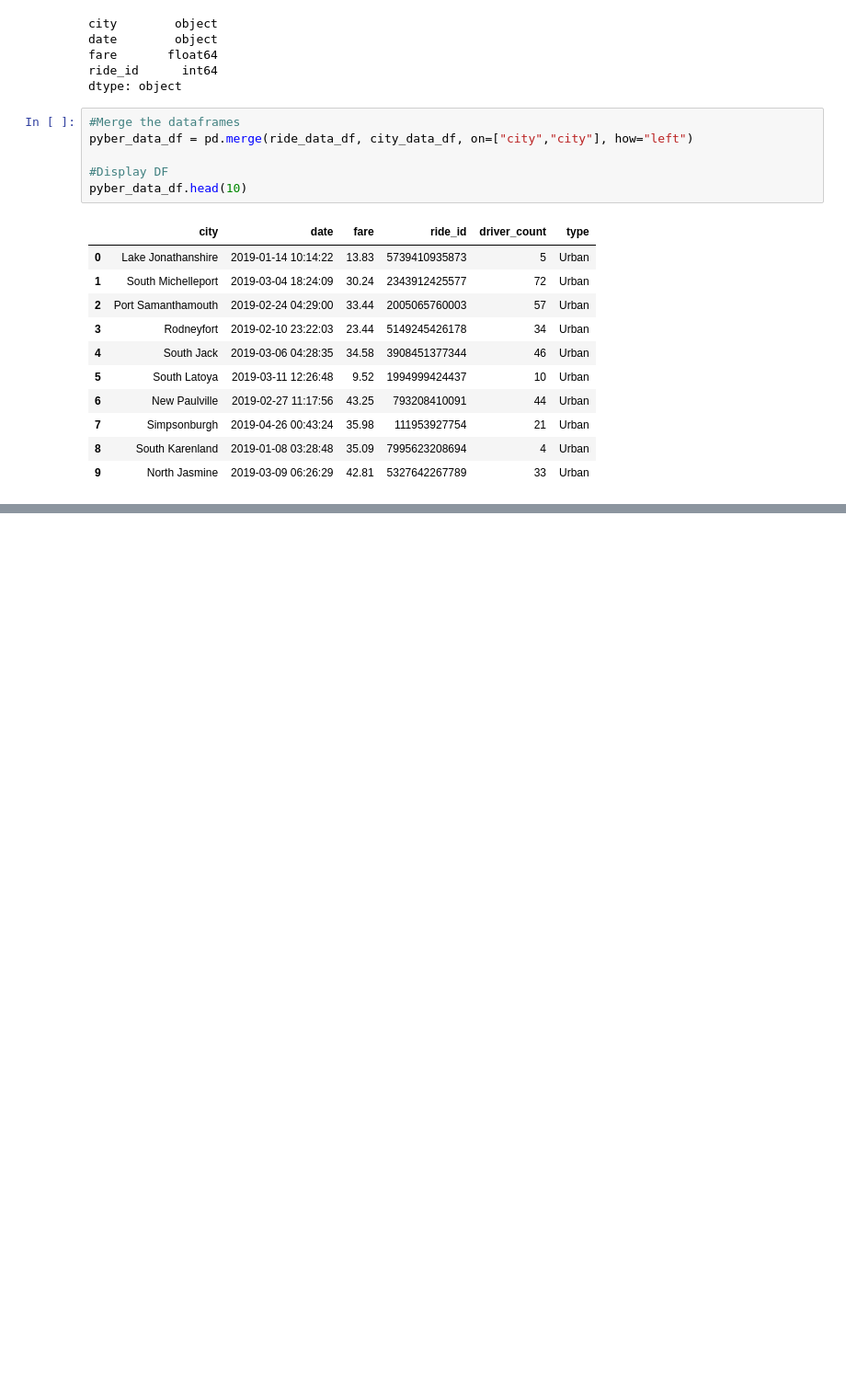
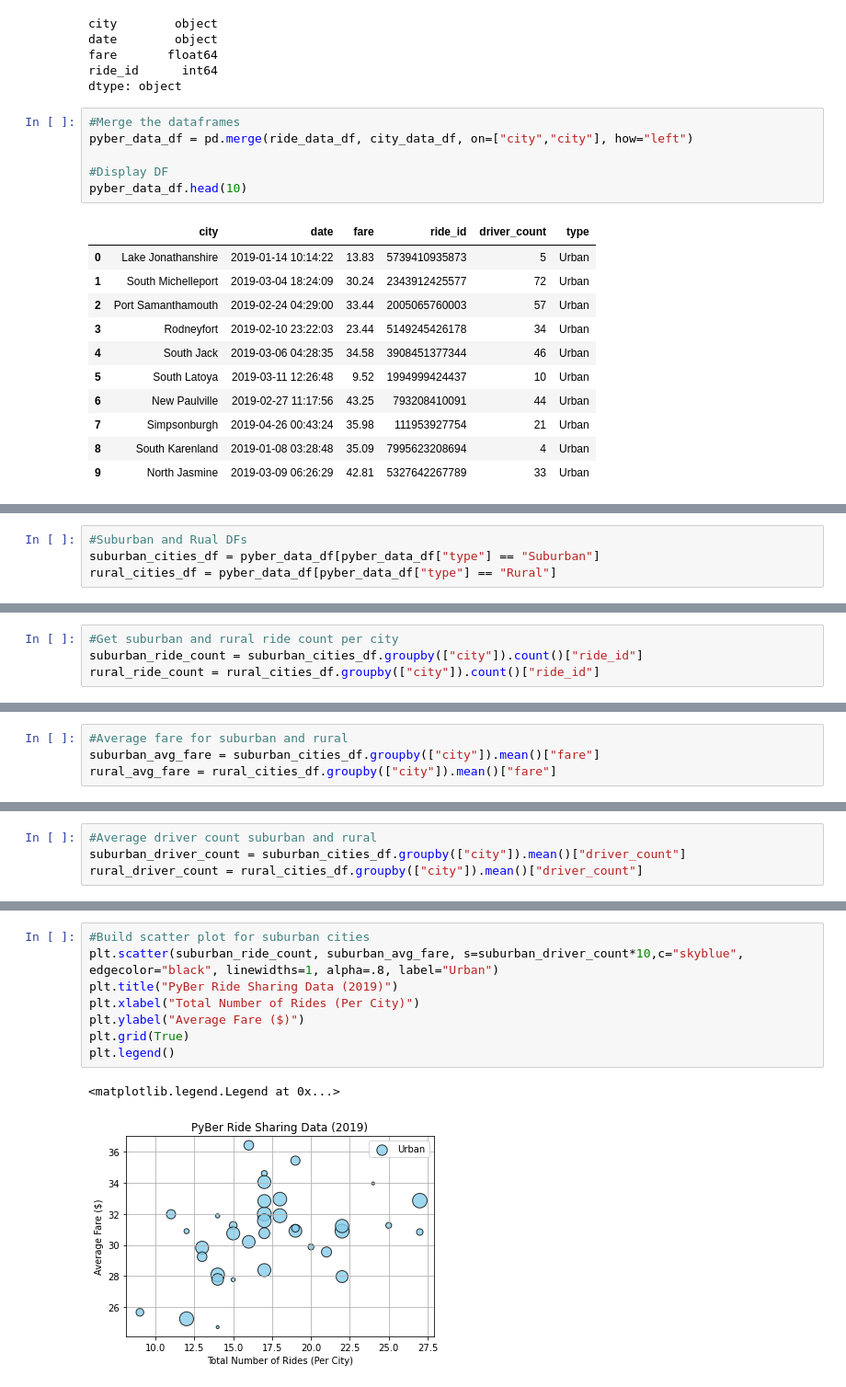
Before and after one commit to neccher/PyBer_Analysis, a Jupyter notebook: PyBer.ipynb, the cells around one changed output, grey strips where cells are left out. Shown at 92% size. Cells and saved outputs as stored; diff of their text form; blank space fills up the shorter version.

```diff
--- a/PyBer.ipynb
+++ b/PyBer.ipynb
@@ -105,0 +122,4 @@ pyber_data_df.head(10)
+# %%
+#Suburban and Rual DFs
+suburban_cities_df = pyber_data_df[pyber_data_df["type"] == "Suburban"]
+rural_cities_df = pyber_data_df[pyber_data_df["type"] == "Rural"]
@@ -105,0 +138,4 @@ pyber_data_df.head(10)
+# %%
+#Get suburban and rural ride count per city
+suburban_ride_count = suburban_cities_df.groupby(["city"]).count()["ride_id"]
+rural_ride_count = rural_cities_df.groupby(["city"]).count()["ride_id"]
@@ -105,0 +160,4 @@ pyber_data_df.head(10)
+# %%
+#Average fare for suburban and rural
+suburban_avg_fare = suburban_cities_df.groupby(["city"]).mean()["fare"]
+rural_avg_fare = rural_cities_df.groupby(["city"]).mean()["fare"]
@@ -105,0 +182,4 @@ pyber_data_df.head(10)
+# %%
+#Average driver count suburban and rural
+suburban_driver_count = suburban_cities_df.groupby(["city"]).mean()["driver_count"]
+rural_driver_count = rural_cities_df.groupby(["city"]).mean()["driver_count"]
@@ -105,0 +197,11 @@ pyber_data_df.head(10)
+# %%
+#Build scatter plot for suburban cities
+plt.scatter(suburban_ride_count, suburban_avg_fare, s=suburban_driver_count*10,c="skyblue", edgecolor="black", linewidths=1, alpha=.8, label="Urban")
+plt.title("PyBer Ride Sharing Data (2019)")
+plt.xlabel("Total Number of Rides (Per City)")
+plt.ylabel("Average Fare ($)")
+plt.grid(True)
+plt.legend()
+# %% [output]
+<matplotlib.legend.Legend at 0x...>
+[figure, added]
```
Also changed, not shown: parts of 7 cells of this notebook, 1 other file.
